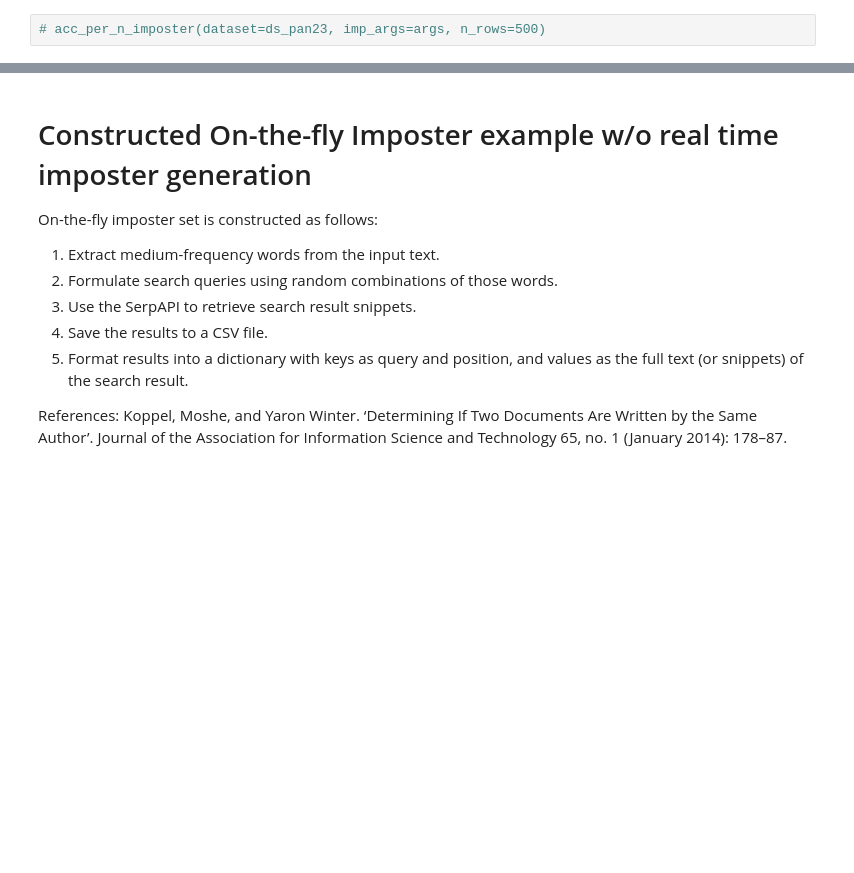
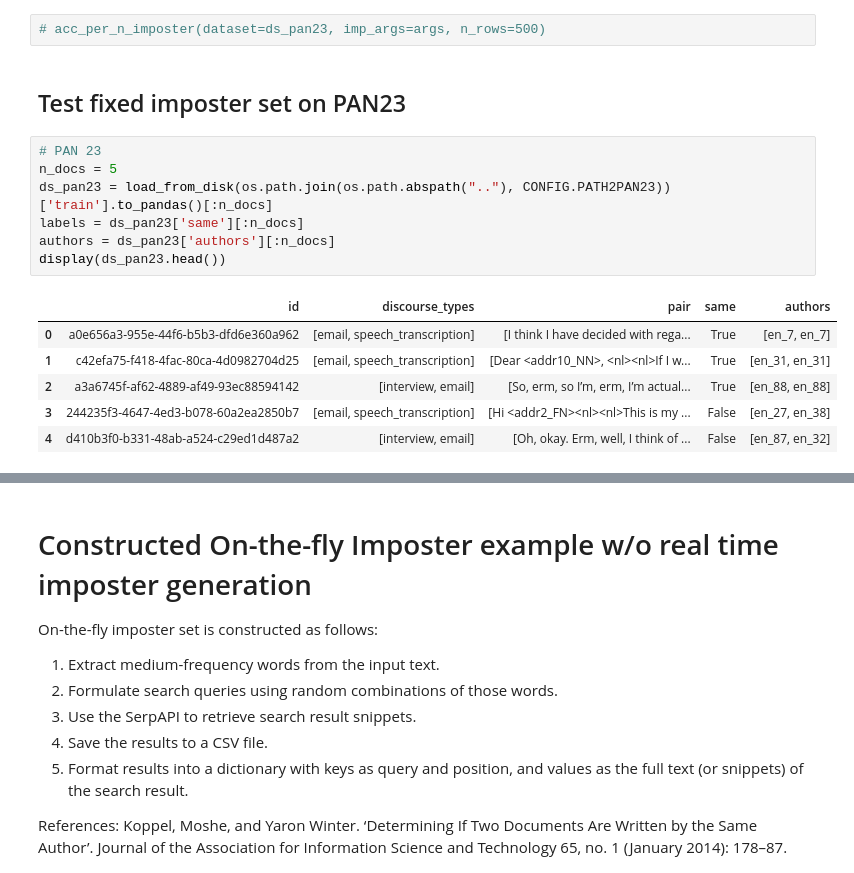
Before and after one commit to webis-de/emnlp26-impostors-method-llm-hard-negatives, a Jupyter notebook: notebooks/imposter.ipynb, the cells around one changed output, grey strips where cells are left out. Drawn from its saved outputs; the diff is of its cells as text; blank space fills up the shorter version.

Commit message:
feat: Run fixed imposter set notebook on PAN23

```diff
--- a/notebooks/imposter.ipynb
+++ b/notebooks/imposter.ipynb
@@ -223,3 +223,19 @@ For *50* candidates, threshold *$\sigma*=unkown$* Koppel et. Al. (2014) obtain r
 # plt.show()
 # %%
 # acc_per_n_imposter(dataset=ds_pan23, imp_args=args, n_rows=500)
+# %% [markdown]
+## Test fixed imposter set on PAN23
+# %%
+# PAN 23
+n_docs = 5
+ds_pan23 = load_from_disk(os.path.join(os.path.abspath(".."), CONFIG.PATH2PAN23))['train'].to_pandas()[:n_docs]
+labels = ds_pan23['same'][:n_docs]
+authors = ds_pan23['authors'][:n_docs]
+display(ds_pan23.head())
+# %% [output]
+|  | id | discourse_types | pair | same | authors |
+| 0 | a0e656a3-955e-44f6-b5b3-dfd6e360a962 | [email, speech_transcription] | [I think I have decided with rega... | True | [en_7, en_7] |
+| 1 | c42efa75-f418-4fac-80ca-4d0982704d25 | [email, speech_transcription] | [Dear <addr10_NN>, <nl><nl>If I w... | True | [en_31, en_31] |
+| 2 | a3a6745f-af62-4889-af49-93ec88594142 | [interview, email] | [So, erm, so I’m, erm, I’m actual... | True | [en_88, en_88] |
+| 3 | 244235f3-4647-4ed3-b078-60a2ea2850b7 | [email, speech_transcription] | [Hi <addr2_FN><nl><nl>This is my ... | False | [en_27, en_38] |
+| 4 | d410b3f0-b331-48ab-a524-c29ed1d487a2 | [interview, email] | [Oh, okay. Erm, well, I think of ... | False | [en_87, en_32] |
```
Also changed, not shown: parts of 10 cells of this notebook.
